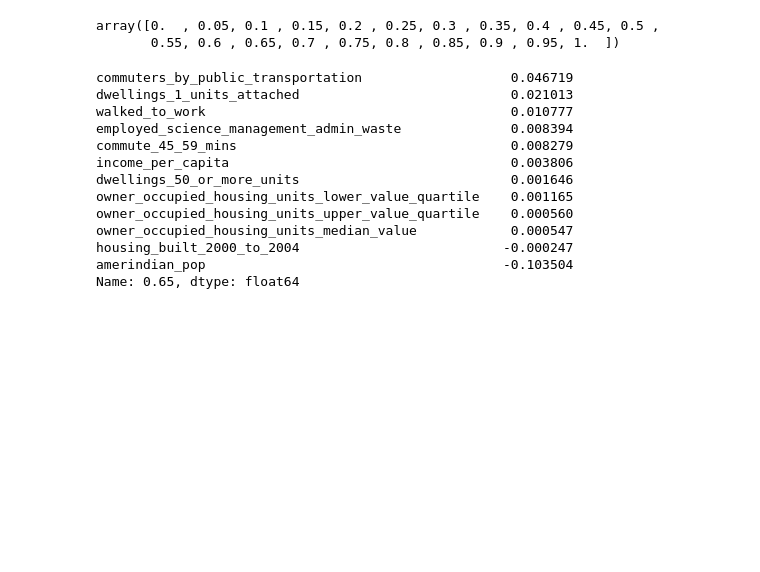
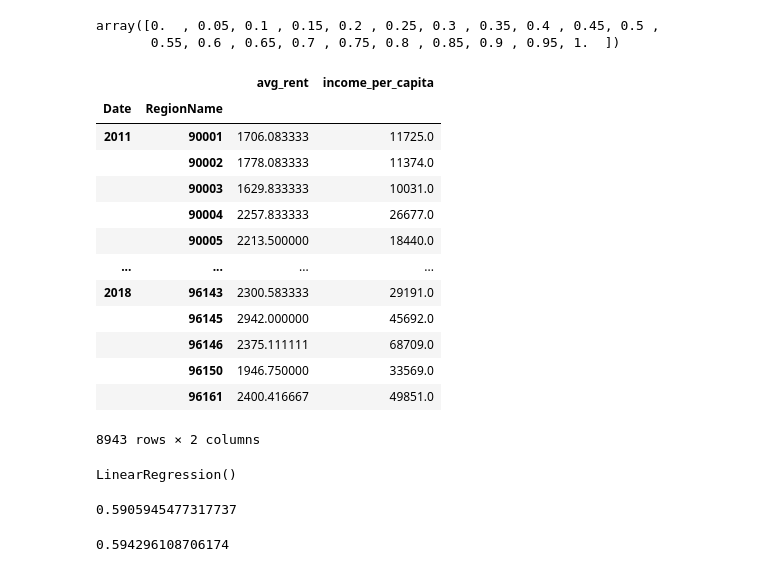
Before and after one commit to Skipp-py/NYCDSA_Capstone, a Jupyter notebook: David/0_Final_Merge.ipynb, the cells around one changed output. Saved outputs shown, nothing was run; the diff lists cells and outputs as text; code cells hidden in the pictures; blank space fills up the shorter version.

```diff
--- a/David/0_Final_Merge.ipynb
+++ b/David/0_Final_Merge.ipynb
@@ -212,20 +250,10 @@ np.linspace(0,1,21)
 array([0.  , 0.05, 0.1 , 0.15, 0.2 , 0.25, 0.3 , 0.35, 0.4 , 0.45, 0.5 ,
        0.55, 0.6 , 0.65, 0.7 , 0.75, 0.8 , 0.85, 0.9 , 0.95, 1.  ])
 # %%
-coefs_lasso.loc[0.65,coefs_lasso.loc[0.65,:] != 0].sort_values(ascending=False)
+#coefs_lasso.loc[0.9,coefs_lasso.loc[0.9,:] != 0].sort_values(ascending=False)
-# %% [output]
-commuters_by_public_transportation                   0.046719
-dwellings_1_units_attached                           0.021013
-walked_to_work                                       0.010777
-employed_science_management_admin_waste              0.008394
-commute_45_59_mins                                   0.008279
-income_per_capita                                    0.003806
-dwellings_50_or_more_units                           0.001646
-owner_occupied_housing_units_lower_value_quartile    0.001165
-owner_occupied_housing_units_upper_value_quartile    0.000560
-owner_occupied_housing_units_median_value            0.000547
-housing_built_2000_to_2004                          -0.000247
-amerindian_pop                                      -0.103504
-Name: 0.65, dtype: float64
+# %%
+rent_copy = cali_cleaned.copy()
+# %%
+rent_copy = rent_copy[['avg_rent','income_per_capita']]
 # %%
 model = LinearRegression()
@@ -234,0 +263,17 @@ model = LinearRegression()
+# %%
+rent_copy
+# %% [output]
+|  |  | avg_rent | income_per_capita |
+| Date | RegionName |  |  |
+| 2011 | 90001 | 1706.083333 | 11725.0 |
+|  | 90002 | 1778.083333 | 11374.0 |
+|  | 90003 | 1629.833333 | 10031.0 |
+|  | 90004 | 2257.833333 | 26677.0 |
+|  | 90005 | 2213.500000 | 18440.0 |
+| ... | ... | ... | ... |
+| 2018 | 96143 | 2300.583333 | 29191.0 |
+|  | 96145 | 2942.000000 | 45692.0 |
+|  | 96146 | 2375.111111 | 68709.0 |
+|  | 96150 | 1946.750000 | 33569.0 |
+|  | 96161 | 2400.416667 | 49851.0 |
+8943 rows × 2 columns
@@ -234,0 +282,12 @@ model = LinearRegression()
+# %%
+model.fit(X_train, y_train)
+# %% [output]
+LinearRegression()
+# %%
+model.score(X_train, y_train)
+# %% [output]
+0.5905945477317737
+# %%
+model.score(X_test, y_test)
+# %% [output]
+0.594296108706174
```
Also changed, not shown: parts of 12 cells of this notebook, 3 other files.
